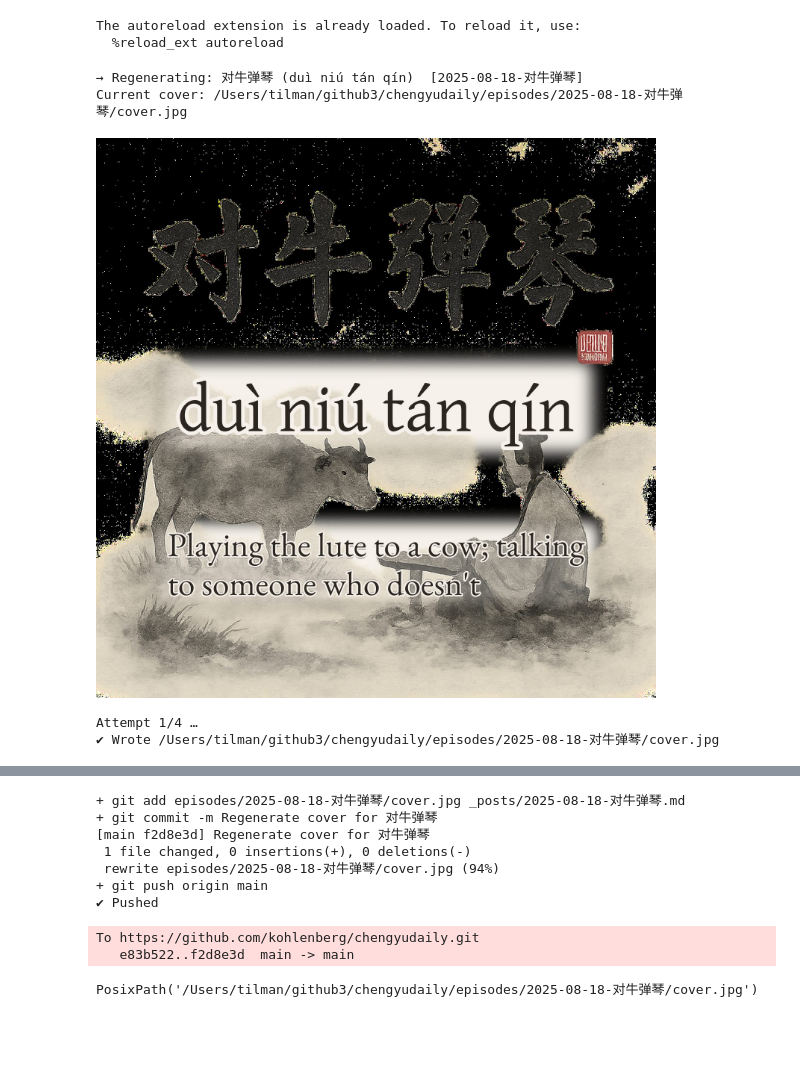
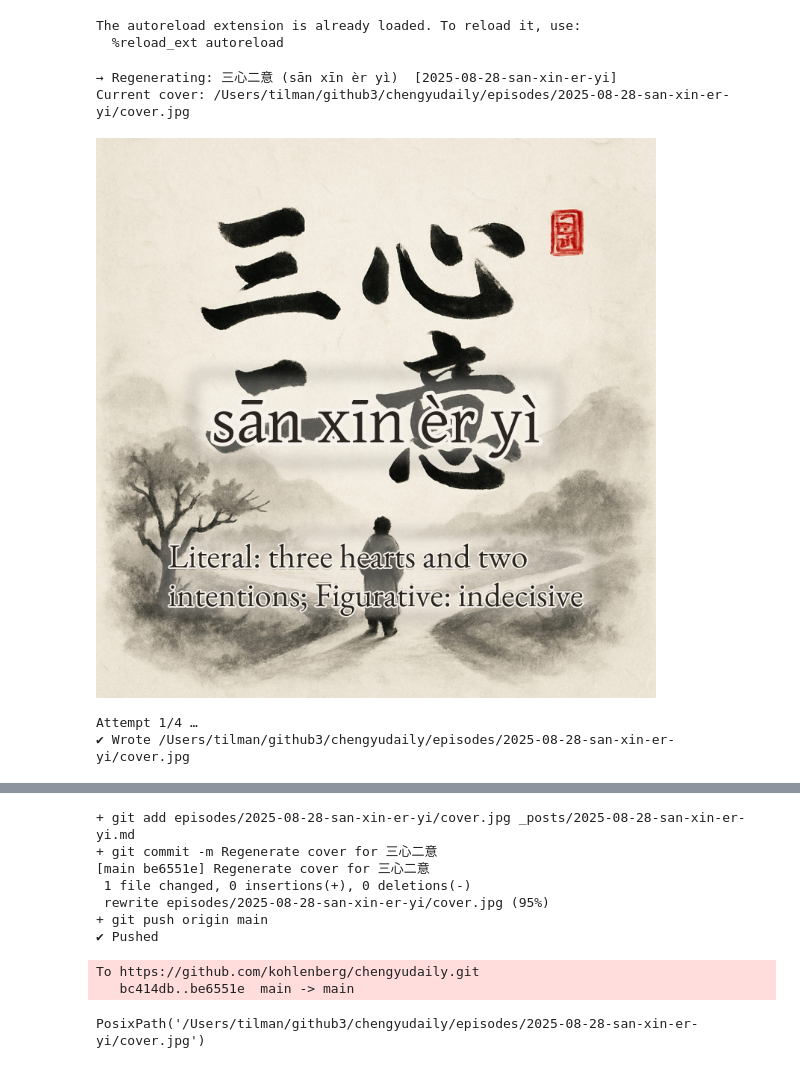
Before and after one commit to kohlenberg/chengyudaily, a Jupyter notebook: regenerate.ipynb, the cells around one changed output, grey strips where cells are left out. Saved outputs shown, nothing was run; the diff lists cells and outputs as text; code cells hidden in the pictures; blank space fills up the shorter version.

```diff
--- a/regenerate.ipynb
+++ b/regenerate.ipynb
@@ -141,10 +141,10 @@ def regen_cover(chengyu_query: str, attempts: int = 4, commit: bool = True,
 The autoreload extension is already loaded. To reload it, use:
   %reload_ext autoreload
 # %%
-regen_cover("对牛弹琴")          # regenerate that one
+regen_cover("三心二意")          # regenerate that one
 # %% [output]
-→ Regenerating: 对牛弹琴 (duì niú tán qín)  [2025-08-18-对牛弹琴]
-Current cover: /Users/tilman/github3/chengyudaily/episodes/2025-08-18-对牛弹琴/cover.jpg
+→ Regenerating: 三心二意 (sān xīn èr yì)  [2025-08-28-san-xin-er-yi]
+Current cover: /Users/tilman/github3/chengyudaily/episodes/2025-08-28-san-xin-er-yi/cover.jpg
-[figure, old version]
+[figure, new version]
 Attempt 1/4 …
-✔ Wrote /Users/tilman/github3/chengyudaily/episodes/2025-08-18-对牛弹琴/cover.jpg
+✔ Wrote /Users/tilman/github3/chengyudaily/episodes/2025-08-28-san-xin-er-yi/cover.jpg
@@ -152,10 +152,10 @@ Attempt 1/4 …
-+ git add episodes/2025-08-18-对牛弹琴/cover.jpg _posts/2025-08-18-对牛弹琴.md
-+ git commit -m Regenerate cover for 对牛弹琴
-[main f2d8e3d] Regenerate cover for 对牛弹琴
++ git add episodes/2025-08-28-san-xin-er-yi/cover.jpg _posts/2025-08-28-san-xin-er-yi.md
++ git commit -m Regenerate cover for 三心二意
+[main be6551e] Regenerate cover for 三心二意
  1 file changed, 0 insertions(+), 0 deletions(-)
- rewrite episodes/2025-08-18-对牛弹琴/cover.jpg (94%)
+ rewrite episodes/2025-08-28-san-xin-er-yi/cover.jpg (95%)
 + git push origin main
 ✔ Pushed
 To https://github.com/kohlenberg/chengyudaily.git
-   e83b522..f2d8e3d  main -> main
+   bc414db..be6551e  main -> main
-PosixPath('/Users/tilman/github3/chengyudaily/episodes/2025-08-18-对牛弹琴/cover.jpg')
+PosixPath('/Users/tilman/github3/chengyudaily/episodes/2025-08-28-san-xin-er-yi/cover.jpg')
```
Also changed, not shown: parts of 1 cell of this notebook, 3 other files.
